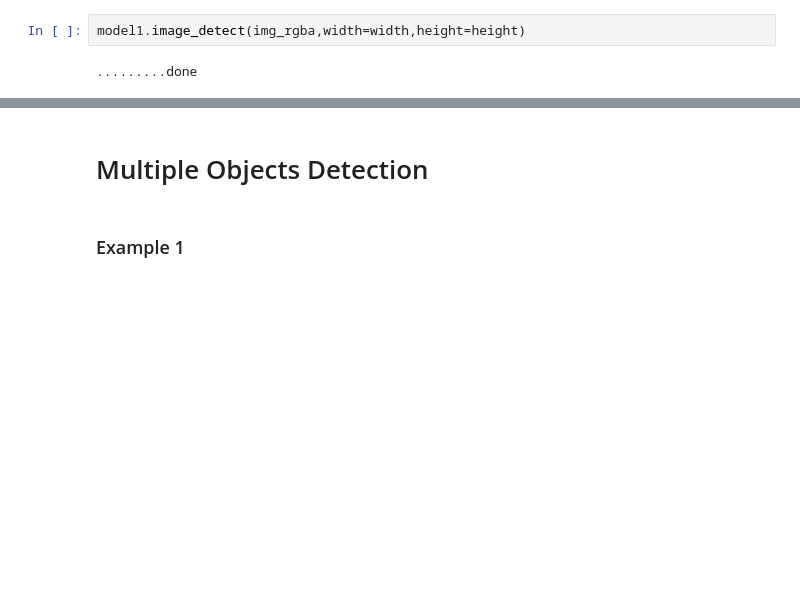
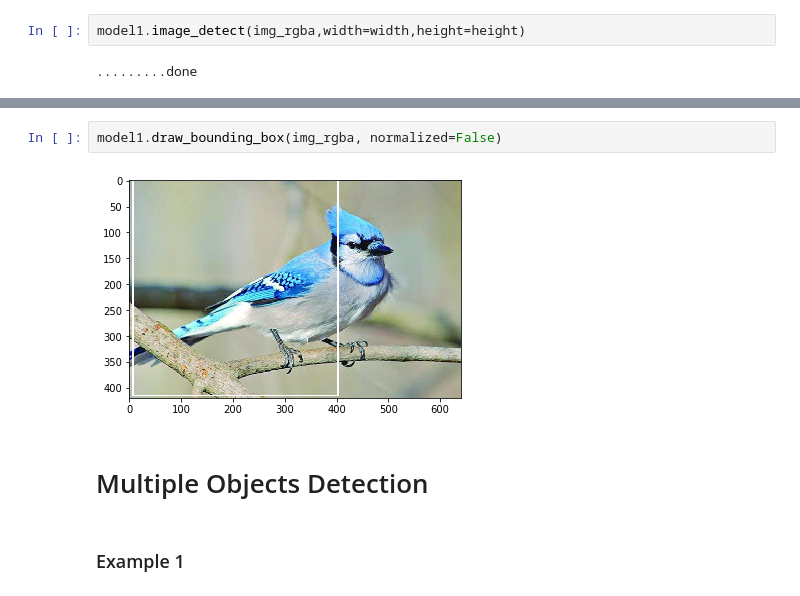
Before and after one commit to lingruiluo/ml5_ipynb, a Jupyter notebook: examples/Object Detection using YOLO.ipynb, the cells around one changed output, grey strips where cells are left out. Cells and saved outputs as stored; diff of their text form; blank space fills up the shorter version.

```diff
--- a/examples/Object Detection using YOLO.ipynb
+++ b/examples/Object Detection using YOLO.ipynb
@@ -78,3 +51,7 @@ plt.imshow(cv2.cvtColor(normalized_img, cv2.COLOR_BGR2RGB))
+# %%
+model1.draw_bounding_box(img_rgba, normalized=False)
+# %% [output]
+[figure, added]
 # %% [markdown]
 # Multiple Objects Detection
 # %% [markdown]
```
Also changed, not shown: parts of 16 cells of this notebook.
